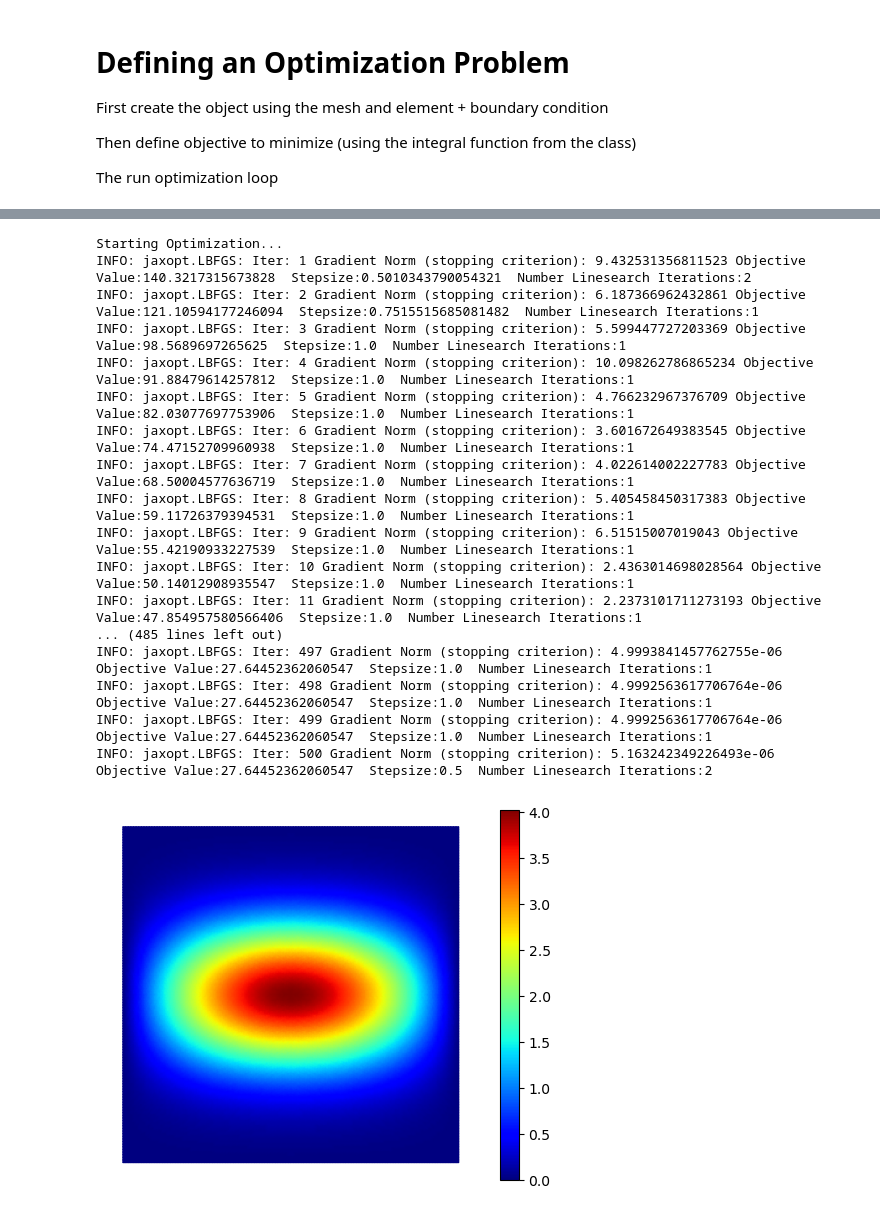
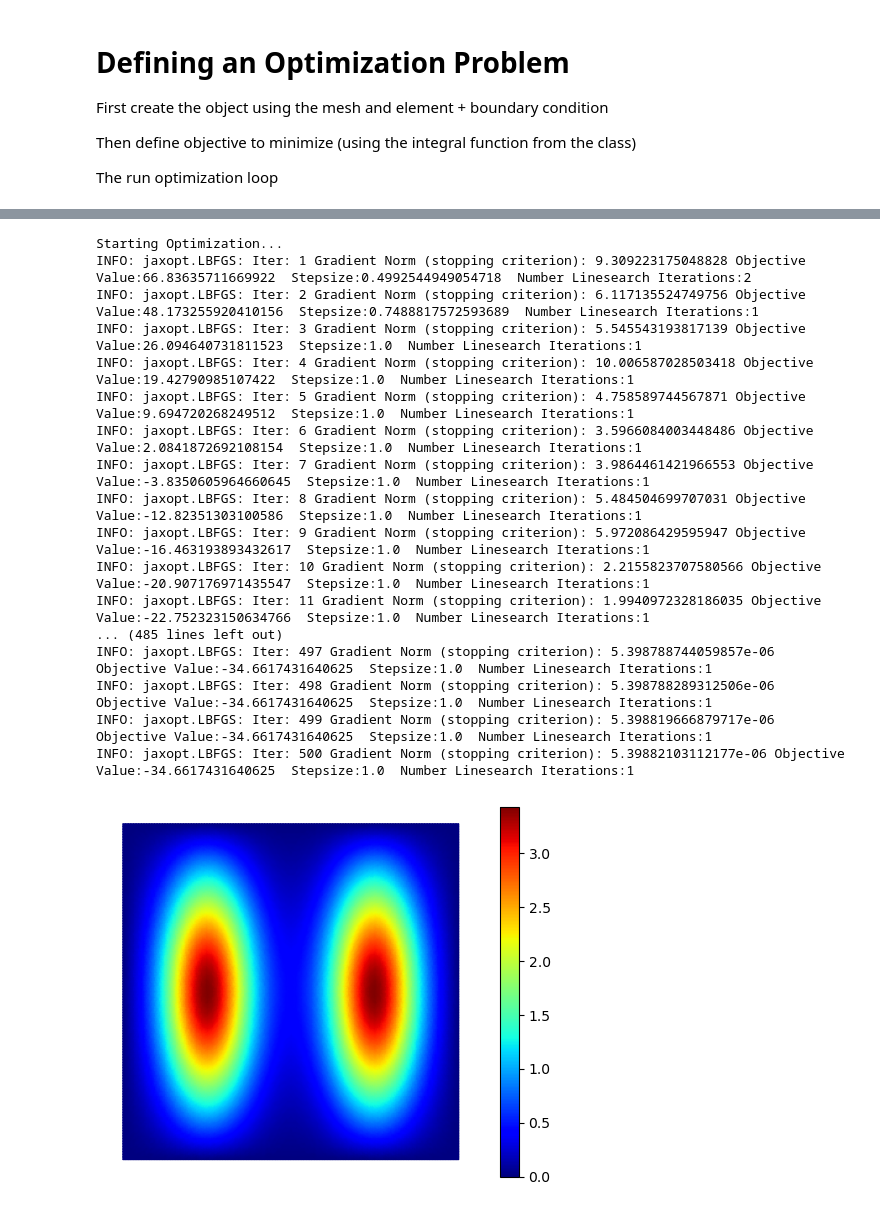
Before and after one commit to vcaipu/cqednumerics, a Jupyter notebook: fem.ipynb, the cells around one changed output, grey strips where cells are left out. Saved outputs shown, nothing was run; the diff lists cells and outputs as text; code cells hidden in the pictures.

Commit message:
cleaning up and 3D plot

```diff
--- a/fem.ipynb
+++ b/fem.ipynb
@@ -221,7 +259,7 @@ femsystem = FEMSystem(mesh,element,intorder,boundary_condition=0)
 # femsystem.plot_laplacian_2d(v)
 # %%
 def v(x,y):
-    return 10 * (x-0.5)**2 + 1000 * (y-0.5)**2
+    return 100 * jnp.cos(4*jnp.pi*x) + 100 * (y-0.5)**2
 
 def lagrangian_density(u,grad_u,x):
     kinetic = 0.5 * jnp.sum(grad_u**2, axis=0)
@@ -245,29 +283,29 @@ femsystem.plot_values_2d(v)
 # %%
 # Interior nodes are those NOT in boundary_dofs
 u_init_interior = jnp.ones(len(femsystem.interior_dofs))
 print("\nStarting Optimization...")
 # Use JAX's BFGS optimizer
 solver = LBFGS(fun=real_objective,tol=1e-10,verbose=True)
 result = solver.run(u_init_interior)
 result = result.params # The interior points
 
-femsystem.plot_at_interior(result)
+femsystem.plot_at_interior_2d(result)
 # %% [output]
 Starting Optimization...
-INFO: jaxopt.LBFGS: Iter: 1 Gradient Norm (stopping criterion): 9.432531356811523 Objective Value:140.3217315673828  Stepsize:0.5010343790054321  Number Linesearch Iterations:2
-INFO: jaxopt.LBFGS: Iter: 2 Gradient Norm (stopping criterion): 6.187366962432861 Objective Value:121.10594177246094  Stepsize:0.7515515685081482  Number Linesearch Iterations:1
-INFO: jaxopt.LBFGS: Iter: 3 Gradient Norm (stopping criterion): 5.599447727203369 Objective Value:98.5689697265625  Stepsize:1.0  Number Linesearch Iterations:1
-INFO: jaxopt.LBFGS: Iter: 4 Gradient Norm (stopping criterion): 10.098262786865234 Objective Value:91.88479614257812  Stepsize:1.0  Number Linesearch Iterations:1
-INFO: jaxopt.LBFGS: Iter: 5 Gradient Norm (stopping criterion): 4.766232967376709 Objective Value:82.03077697753906  Stepsize:1.0  Number Linesearch Iterations:1
-INFO: jaxopt.LBFGS: Iter: 6 Gradient Norm (stopping criterion): 3.601672649383545 Objective Value:74.47152709960938  Stepsize:1.0  Number Linesearch Iterations:1
-INFO: jaxopt.LBFGS: Iter: 7 Gradient Norm (stopping criterion): 4.022614002227783 Objective Value:68.50004577636719  Stepsize:1.0  Number Linesearch Iterations:1
-INFO: jaxopt.LBFGS: Iter: 8 Gradient Norm (stopping criterion): 5.405458450317383 Objective Value:59.11726379394531  Stepsize:1.0  Number Linesearch Iterations:1
-INFO: jaxopt.LBFGS: Iter: 9 Gradient Norm (stopping criterion): 6.51515007019043 Objective Value:55.42190933227539  Stepsize:1.0  Number Linesearch Iterations:1
-INFO: jaxopt.LBFGS: Iter: 10 Gradient Norm (stopping criterion): 2.4363014698028564 Objective Value:50.14012908935547  Stepsize:1.0  Number Linesearch Iterations:1
-INFO: jaxopt.LBFGS: Iter: 11 Gradient Norm (stopping criterion): 2.2373101711273193 Objective Value:47.854957580566406  Stepsize:1.0  Number Linesearch Iterations:1
+INFO: jaxopt.LBFGS: Iter: 1 Gradient Norm (stopping criterion): 9.309223175048828 Objective Value:66.83635711669922  Stepsize:0.4992544949054718  Number Linesearch Iterations:2
+INFO: jaxopt.LBFGS: Iter: 2 Gradient Norm (stopping criterion): 6.117135524749756 Objective Value:48.173255920410156  Stepsize:0.7488817572593689  Number Linesearch Iterations:1
+INFO: jaxopt.LBFGS: Iter: 3 Gradient Norm (stopping criterion): 5.545543193817139 Objective Value:26.094640731811523  Stepsize:1.0  Number Linesearch Iterations:1
+INFO: jaxopt.LBFGS: Iter: 4 Gradient Norm (stopping criterion): 10.006587028503418 Objective Value:19.42790985107422  Stepsize:1.0  Number Linesearch Iterations:1
+INFO: jaxopt.LBFGS: Iter: 5 Gradient Norm (stopping criterion): 4.758589744567871 Objective Value:9.694720268249512  Stepsize:1.0  Number Linesearch Iterations:1
+INFO: jaxopt.LBFGS: Iter: 6 Gradient Norm (stopping criterion): 3.5966084003448486 Objective Value:2.0841872692108154  Stepsize:1.0  Number Linesearch Iterations:1
+INFO: jaxopt.LBFGS: Iter: 7 Gradient Norm (stopping criterion): 3.9864461421966553 Objective Value:-3.8350605964660645  Stepsize:1.0  Number Linesearch Iterations:1
+INFO: jaxopt.LBFGS: Iter: 8 Gradient Norm (stopping criterion): 5.484504699707031 Objective Value:-12.82351303100586  Stepsize:1.0  Number Linesearch Iterations:1
+INFO: jaxopt.LBFGS: Iter: 9 Gradient Norm (stopping criterion): 5.972086429595947 Objective Value:-16.463193893432617  Stepsize:1.0  Number Linesearch Iterations:1
+INFO: jaxopt.LBFGS: Iter: 10 Gradient Norm (stopping criterion): 2.2155823707580566 Objective Value:-20.907176971435547  Stepsize:1.0  Number Linesearch Iterations:1
+INFO: jaxopt.LBFGS: Iter: 11 Gradient Norm (stopping criterion): 1.9940972328186035 Objective Value:-22.752323150634766  Stepsize:1.0  Number Linesearch Iterations:1
 ... (485 lines left out)
-INFO: jaxopt.LBFGS: Iter: 497 Gradient Norm (stopping criterion): 4.9993841457762755e-06 Objective Value:27.64452362060547  Stepsize:1.0  Number Linesearch Iterations:1
-INFO: jaxopt.LBFGS: Iter: 498 Gradient Norm (stopping criterion): 4.9992563617706764e-06 Objective Value:27.64452362060547  Stepsize:1.0  Number Linesearch Iterations:1
-INFO: jaxopt.LBFGS: Iter: 499 Gradient Norm (stopping criterion): 4.9992563617706764e-06 Objective Value:27.64452362060547  Stepsize:1.0  Number Linesearch Iterations:1
-INFO: jaxopt.LBFGS: Iter: 500 Gradient Norm (stopping criterion): 5.163242349226493e-06 Objective Value:27.64452362060547  Stepsize:0.5  Number Linesearch Iterations:2
+INFO: jaxopt.LBFGS: Iter: 497 Gradient Norm (stopping criterion): 5.398788744059857e-06 Objective Value:-34.6617431640625  Stepsize:1.0  Number Linesearch Iterations:1
+INFO: jaxopt.LBFGS: Iter: 498 Gradient Norm (stopping criterion): 5.398788289312506e-06 Objective Value:-34.6617431640625  Stepsize:1.0  Number Linesearch Iterations:1
+INFO: jaxopt.LBFGS: Iter: 499 Gradient Norm (stopping criterion): 5.398819666879717e-06 Objective Value:-34.6617431640625  Stepsize:1.0  Number Linesearch Iterations:1
+INFO: jaxopt.LBFGS: Iter: 500 Gradient Norm (stopping criterion): 5.39882103112177e-06 Objective Value:-34.6617431640625  Stepsize:1.0  Number Linesearch Iterations:1
-[figure, old version]
+[figure, new version]
```
Also changed, not shown: parts of 3 cells of this notebook.
